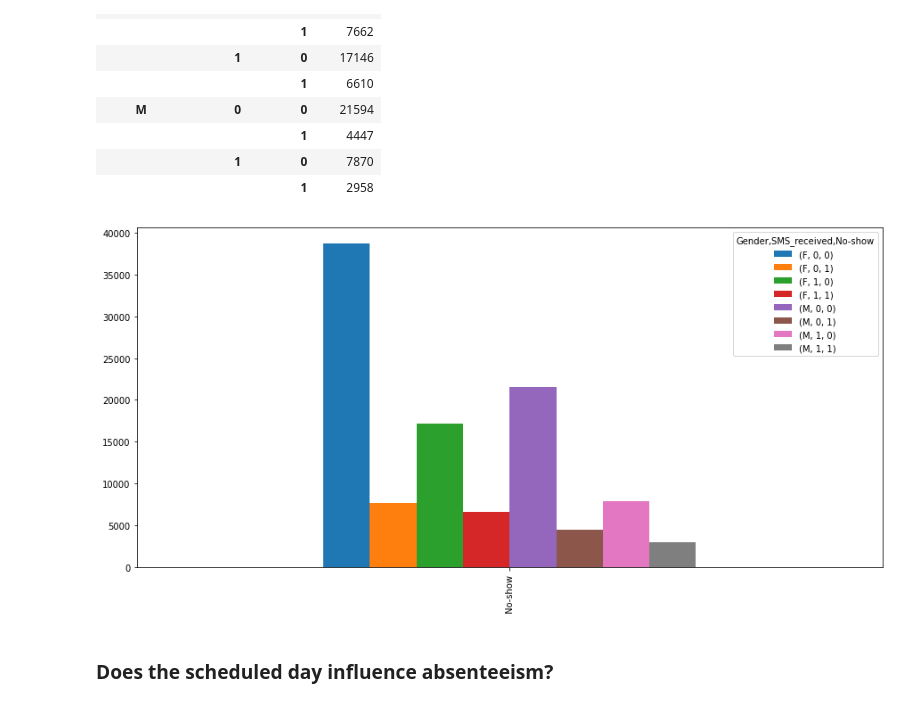
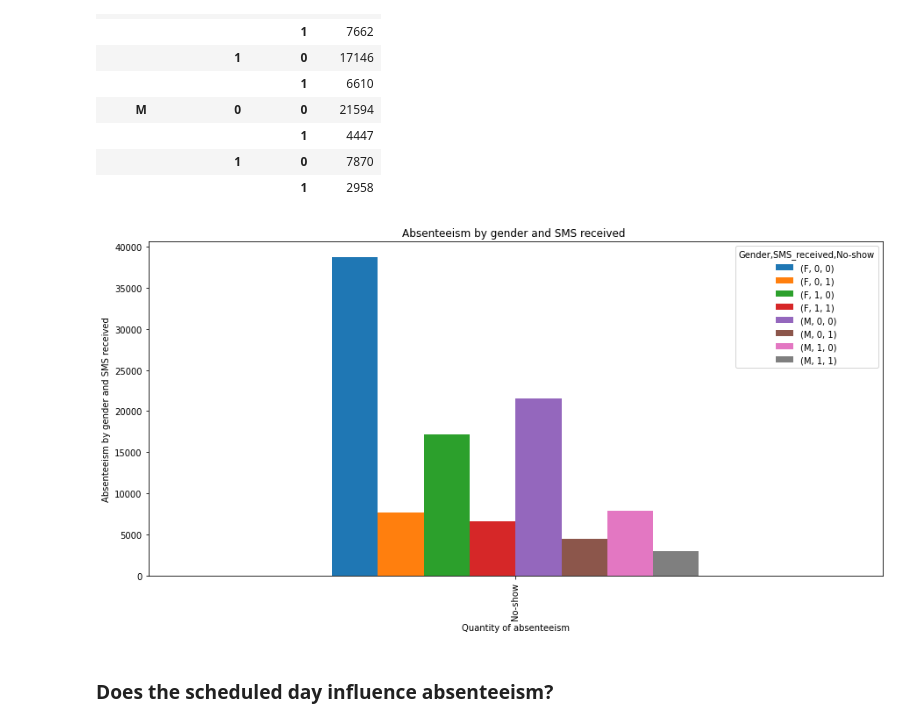
Before and after one commit to DavidVallejoH/Absenteeism, a Jupyter notebook: no_show.ipynb, the cells around one changed output. Saved outputs shown, nothing was run; the diff lists cells and outputs as text; code cells hidden in the pictures.

```diff
--- a/no_show.ipynb
+++ b/no_show.ipynb
@@ -359,9 +359,12 @@ n2_app.groupby(['Gender', 'SMS_received', 'No-show']).agg({'No-show':'count'})
 |  | 1 | 0 | 7870 |
 |  |  | 1 | 2958 |
 # %%
-n2_app.groupby(['Gender', 'SMS_received', 'No-show']).agg({'No-show':'count'}).T.plot(kind='bar', figsize=(15,7));
+n2_app.groupby(['Gender', 'SMS_received', 'No-show']).agg({'No-show':'count'}).T.plot(kind='bar', figsize=(15,7))
+plt.title('Absenteeism by gender and SMS received ')
+plt.xlabel('Quantity of absenteeism')
+plt.ylabel('Absenteeism by gender and SMS received');
 # %% [output]
-[figure, old version]
+[figure, new version]
 # %% [markdown]
 ### Does the scheduled day influence absenteeism?
 # %%
```
Also changed, not shown: parts of 2 cells of this notebook, 2 other files.
